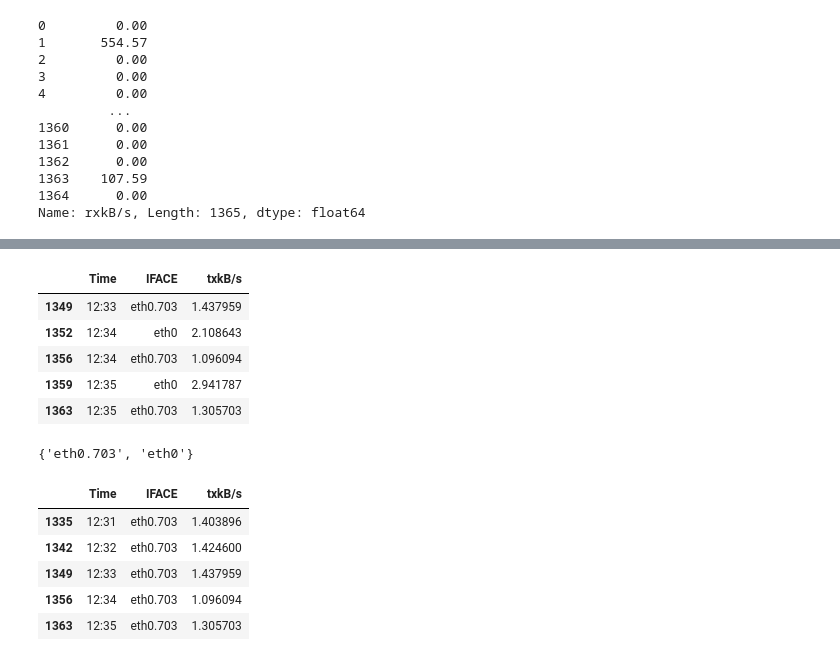
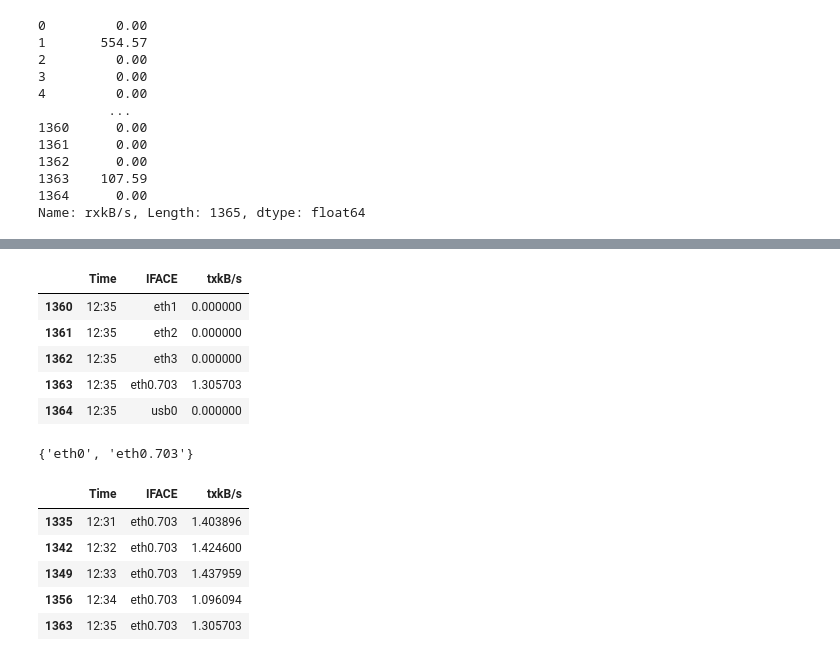
Before and after one commit to polypolina/python_graphs, a Jupyter notebook: network.ipynb, the cells around one changed output, grey strips where cells are left out. Cells and saved outputs as stored; diff of their text form; code cells hidden in the pictures.

```diff
--- a/network.ipynb
+++ b/network.ipynb
@@ -58,21 +58,21 @@ Name: rxkB/s, Length: 1365, dtype: float64
 # %%
 dfTx = pd.DataFrame({'Time': time, 'IFACE': rawDfRx.iloc[:,1], 'txkB/s': y1})
 dfRx = pd.DataFrame({'Time': time, 'IFACE': rawDfRx.iloc[:,1], 'rxkB/s': y2})
-dfTx = dfTx[dfTx['txkB/s'] != 0]
-dfRx = dfRx[dfRx['rxkB/s'] != 0]
+dfTx_temp = dfTx[dfTx['txkB/s'] != 0]
+# dfRx = dfRx[dfRx['rxkB/s'] != 0]
 dfTx.tail()
 # %% [output]
 |  | Time | IFACE | txkB/s |
-| 1349 | 12:33 | eth0.703 | 1.437959 |
-| 1352 | 12:34 | eth0 | 2.108643 |
-| 1356 | 12:34 | eth0.703 | 1.096094 |
-| 1359 | 12:35 | eth0 | 2.941787 |
+| 1360 | 12:35 | eth1 | 0.000000 |
+| 1361 | 12:35 | eth2 | 0.000000 |
+| 1362 | 12:35 | eth3 | 0.000000 |
 | 1363 | 12:35 | eth0.703 | 1.305703 |
+| 1364 | 12:35 | usb0 | 0.000000 |
 # %%
-dev_names = set(dfTx['IFACE'])
+dev_names = set(dfTx_temp['IFACE'])
 print(dev_names)
 # %% [output]
-{'eth0.703', 'eth0'}
+{'eth0', 'eth0.703'}
 # %%
 dfTx1 = dfTx[dfTx['IFACE'] == 'eth0']
 dfTx2 = dfTx[dfTx['IFACE'] == 'eth0.703']
```
Also changed, not shown: 7 other files.
